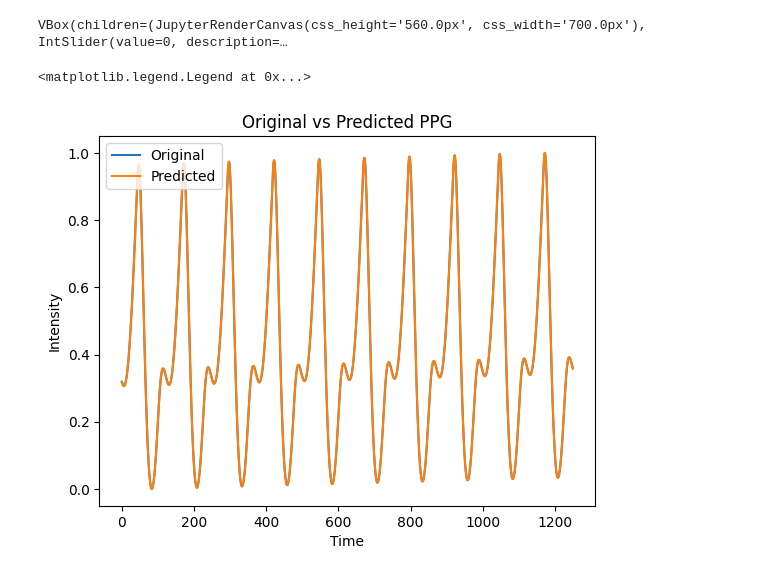
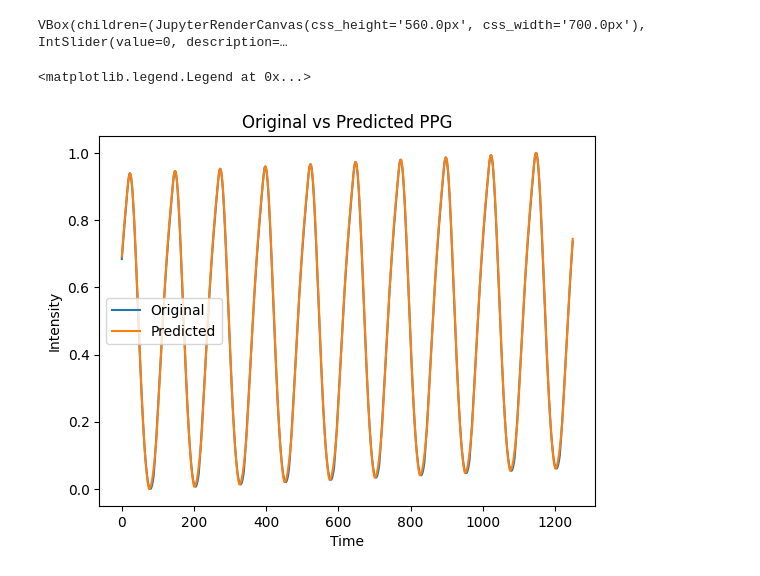
Before and after one commit to BailabUNC/ppg-basis, a Jupyter notebook: testbench.ipynb, the cells around one changed output. Saved outputs shown, nothing was run; the diff lists cells and outputs as text; code cells hidden in the pictures.

Commit message:
third order RK solver

```diff
--- a/testbench.ipynb
+++ b/testbench.ipynb
@@ -16,7 +16,8 @@ ppgGen = ppgGenerator(fs=125,
                       sigma=0,
                       duration=10,
                       L=3,
-                      basis_type="gamma")
+                      basis_type="gamma",
+                      ode_solver="rk3")
 
 sig = ppgGen.generate_signal()
 plt.plot(sig)
@@ -33,7 +34,8 @@ ppgExt = ppgExtractor(signal=sig,
                       hr=60,
                       sigma=0,
                       L=3,
-                      basis_type='gamma')
+                      basis_type='gamma',
+                      ode_solver="rk3")
 
 views = ppgExt.plot_cost_landscape(mse_flag=True,
                                     corr_flag=True,
@@ -61,25 +63,26 @@ theta_pred, params_pred = ppgExt.extract_ppg(block_update=True,
 # %%
 # Generate PPG using extracted parameters
 ppgPrd = ppgGenerator(fs=125,
                       hr=60,
                       mu=1,
                       sigma=0,
                       duration=10,
                       L=3,
                       basis_type="gamma",
                       thetas=theta_pred,
-                      params=params_pred)
+                      params=params_pred,
+                      ode_solver="rk3")
 pred = ppgPrd.generate_signal()
 
 plt.plot(sig)
 plt.plot(pred)
 plt.xlabel("Time")
 plt.ylabel("Intensity")
 plt.title("Original vs Predicted PPG")
 plt.legend(["Original", "Predicted"])
 # %% [output]
 <matplotlib.legend.Legend at 0x...>
-[figure, old version]
+[figure, new version]
 # %%
 # Fig. 4: Show utility in phase extraction and data augmentation
 # Later part of paper could argue about augmentated trial datasets, and use for future ML
```
Also changed, not shown: parts of 2 cells of this notebook, 3 other files.
